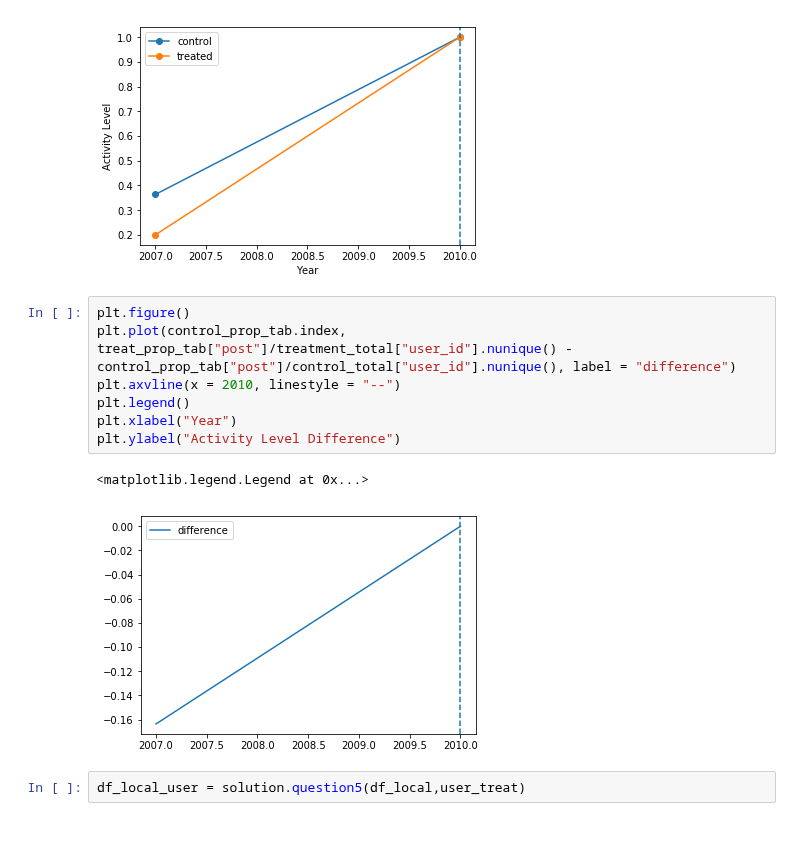
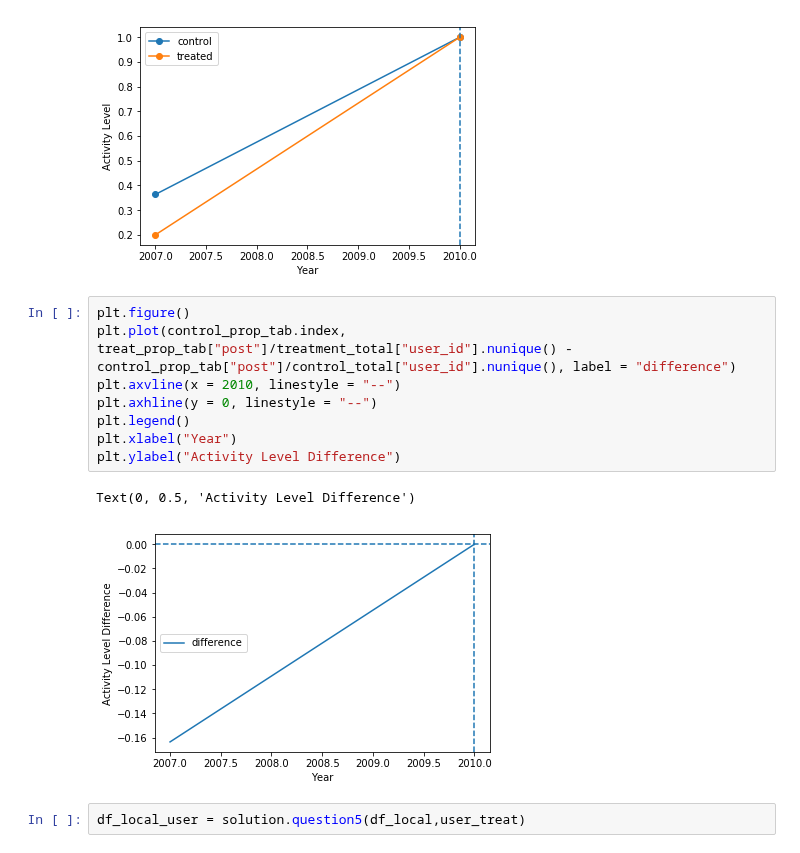
Before and after one commit to vma101/big_data_tools, a Jupyter notebook: hw3_quasi.ipynb, the cells around one changed output. Drawn from its saved outputs; the diff is of its cells as text.

```diff
--- a/hw3_quasi.ipynb
+++ b/hw3_quasi.ipynb
@@ -361,13 +361,14 @@ Text(0, 0.5, 'Activity Level')
 # %%
 plt.figure()
 plt.plot(control_prop_tab.index, treat_prop_tab["post"]/treatment_total["user_id"].nunique() - control_prop_tab["post"]/control_total["user_id"].nunique(), label = "difference")
 plt.axvline(x = 2010, linestyle = "--")
+plt.axhline(y = 0, linestyle = "--")
 plt.legend()
 plt.xlabel("Year")
 plt.ylabel("Activity Level Difference")
 # %% [output]
-<matplotlib.legend.Legend at 0x...>
+Text(0, 0.5, 'Activity Level Difference')
-[figure, old version]
+[figure, new version]
 # %%
 df_local_user = solution.question5(df_local,user_treat)
 # %% [output]
```
Also changed, not shown: parts of 2 cells of this notebook.
